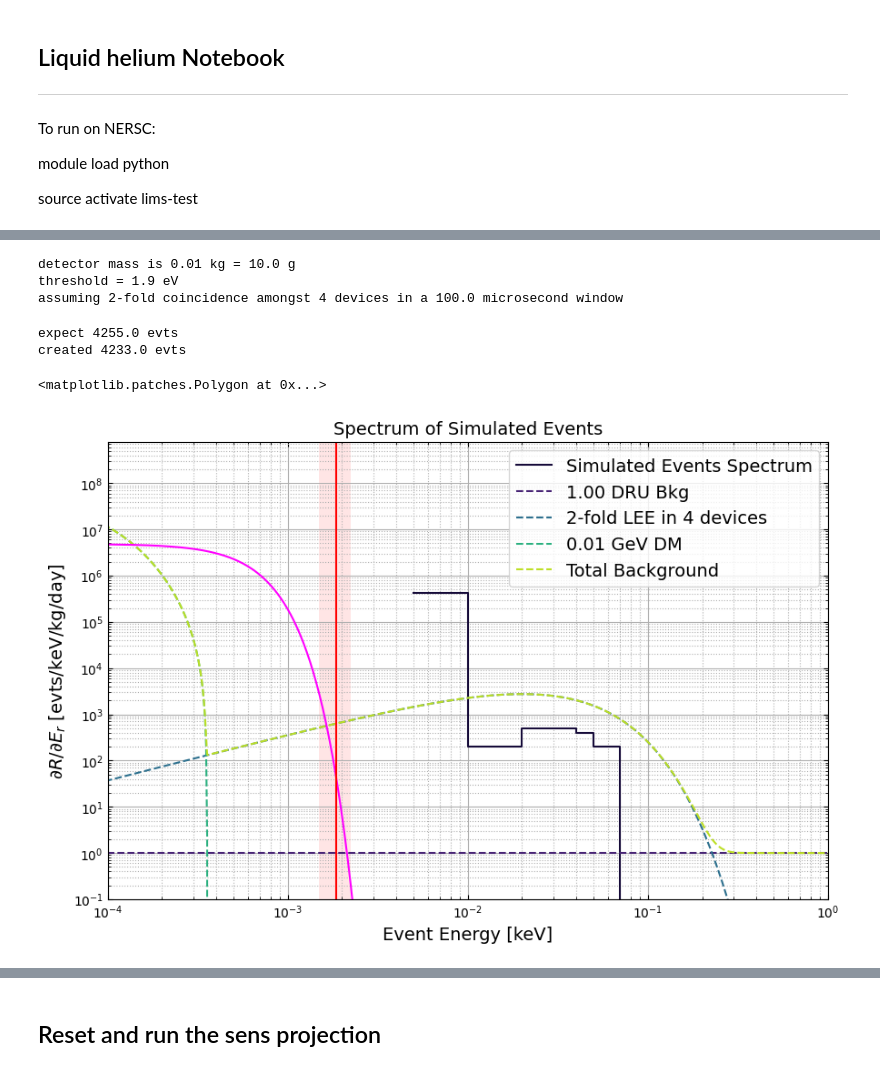
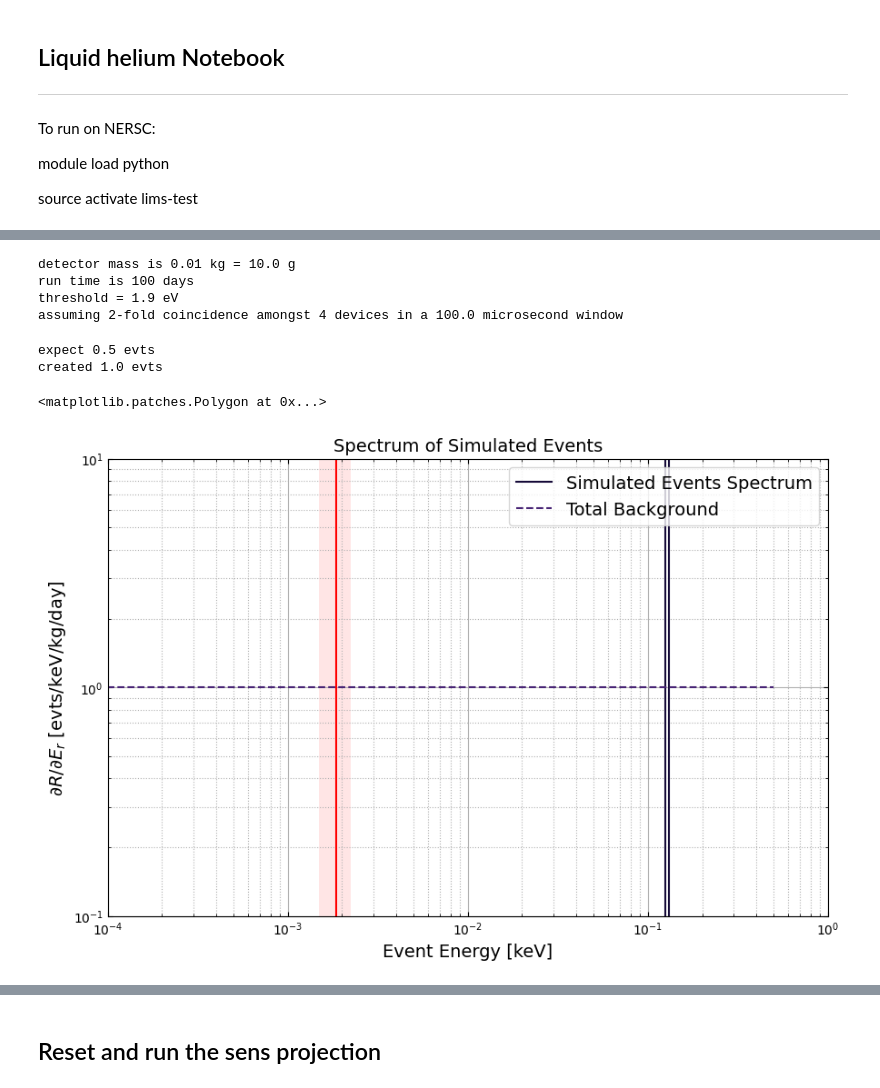
Before and after one commit to spice-herald/DarkLim, a Jupyter notebook: examples/helium.ipynb, the cells around one changed output, grey strips where cells are left out. Saved outputs shown, nothing was run; the diff lists cells and outputs as text; code cells hidden in the pictures.

```diff
--- a/examples/helium.ipynb
+++ b/examples/helium.ipynb
@@ -80,10 +101,12 @@ coinc = 2
 window = 100e-6 # s
 
 print('detector mass is {} kg = {} g'.format(mass_det,mass_det*1000))
+print('run time is {} days'.format(time_elapsed))
 print('threshold = {:0.1f} eV'.format(threshold*1000))
 print('assuming {:d}-fold coincidence amongst {:d} devices in a {:0.1f} microsecond window'.format(coinc,n_devices,window/1e-6))
 # %% [output]
 detector mass is 0.01 kg = 10.0 g
+run time is 100 days
 threshold = 1.9 eV
 assuming 2-fold coincidence amongst 4 devices in a 100.0 microsecond window
 # %%
@@ -95,35 +118,36 @@ def smeared_wimp(en_interp,mass,sigma0=1e-41,tm='He',res=None):
 # %%
 SE = darklim.sensitivity.SensEst(mass_det, time_elapsed, eff=efficiency, tm=tm)
 
 SE.reset_sim()
 SE.add_flat_bkgd(1) # flat background of 1 DRU
 #SE.add_nfold_lee_bkgd(m=4,n=2,w=window)
-SE.add_nfold_lee_bkgd(m=n_devices,n=coinc,w=window)
+#SE.add_nfold_lee_bkgd(m=n_devices,n=coinc,w=window)
 
-dmmass = 0.01
+dmmass = 0.05
 xsec = 2e-38
 
-SE.add_dm_bkgd(dmmass, xsec)
+#SE.add_dm_bkgd(dmmass, xsec)
 
-en_interp = np.geomspace(1e-6,1, num=1000)
-dm = smeared_wimp(en_interp,dmmass,sigma0=xsec,tm=tm,res=energy_res)
+#en_interp = np.geomspace(1e-6,1, num=1000)
+#dm = smeared_wimp(en_interp,dmmass,sigma0=xsec,tm=tm,res=energy_res)
 
-gen_evts = SE.generate_background(1, plot_bkgd=True, verbose=True)
+gen_evts = SE.generate_background(0.5, plot_bkgd=True, verbose=True)
 ax = plt.gca()
 
-ax.plot(en_interp,dm,ls='-',alpha=1,color='magenta',label='Smeared WIMP')
+#ax.plot(en_interp,dm,ls='-',alpha=1,color='magenta',label='Smeared WIMP')
+
 #plt.ylim(0.1,50)
 ax.set_xscale('log')
 ax.set_xlim(1e-4,1)
 ax.axvline(threshold,ls='-',color='red')
 ax.axvspan(threshold-energy_res,threshold+energy_res,facecolor='red',alpha=0.1)
 
 #ax.legend(labels=['Simulated Evts','1 DRU','n-fold LEE','Unsmeared WIMP','Total Bkg','Smeared WIMP'])
 # %% [output]
-expect 4255.0 evts
-created 4233.0 evts
+expect 0.5 evts
+created 1.0 evts
 <matplotlib.patches.Polygon at 0x...>
-[figure, old version]
+[figure, new version]
 # %%
 fig, ax = plt.subplots(figsize=(8,2))
 ax.vlines(gen_evts,-0.5,0.5,color='black',lw=0.5, alpha=0.5)
```
Also changed, not shown: parts of 9 cells of this notebook, 5 other files.
